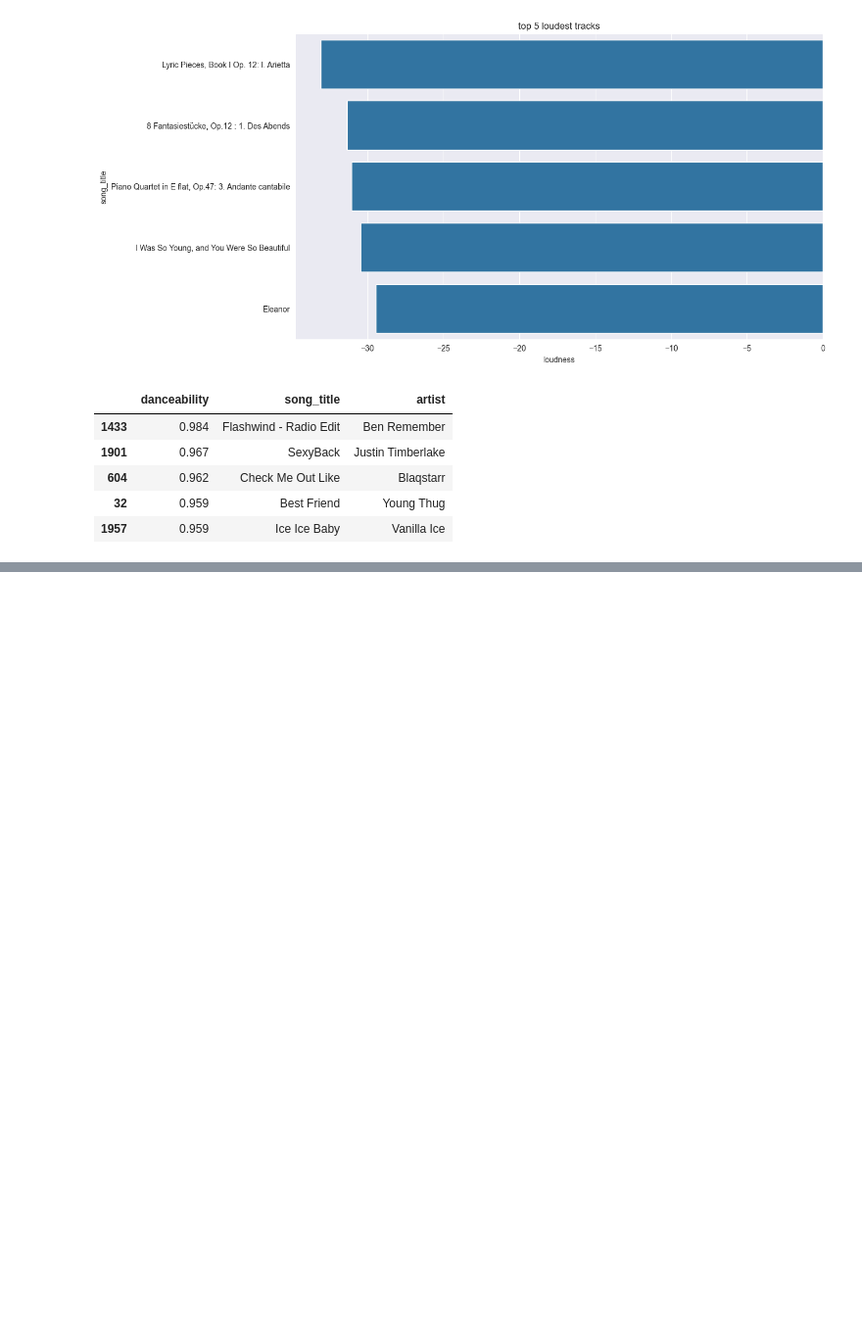
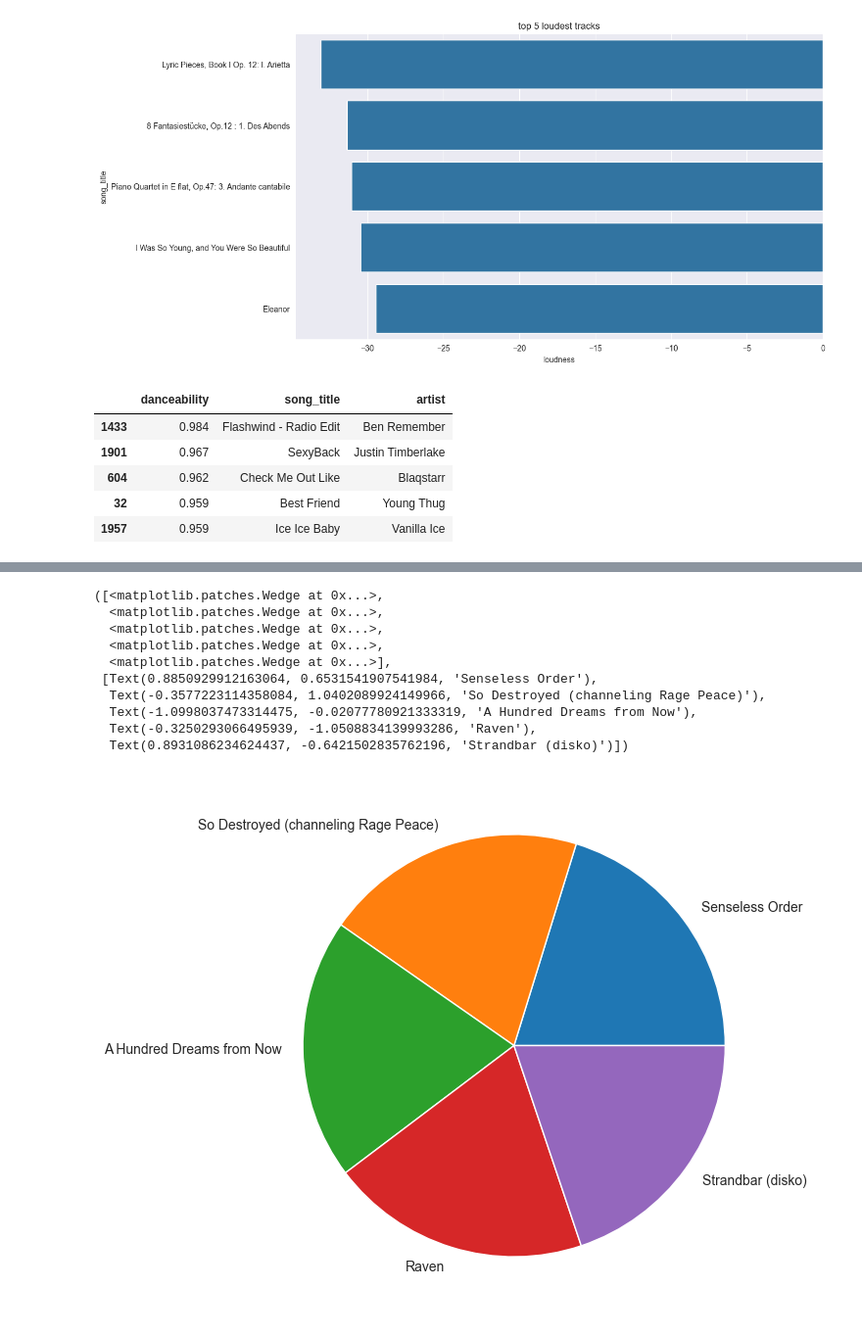
Before and after one commit to Hctor11/spotify-eda, a Jupyter notebook: spotify.ipynb, the cells around one changed output, grey strips where cells are left out. Shown at 98% size. Cells and saved outputs as stored; diff of their text form; code cells hidden in the pictures; blank space fills up the shorter version.

```diff
--- a/spotify.ipynb
+++ b/spotify.ipynb
@@ -145,0 +155,4 @@ top_danceable_songs
+# %%
+# Top 10 instrumental tracks
+top_ten_instrumental = df[["instrumentalness", "song_title", "artist"]].sort_values(by="instrumentalness", ascending=False)[:5]
+top_ten_instrumental
@@ -145,0 +166,15 @@ top_danceable_songs
+# %%
+plt.figure(figsize=(12,7))
+plt.pie(x="instrumentalness", data=top_ten_instrumental, labels=top_ten_instrumental.song_title)
+# %% [output]
+([<matplotlib.patches.Wedge at 0x...>,
+  <matplotlib.patches.Wedge at 0x...>,
+  <matplotlib.patches.Wedge at 0x...>,
+  <matplotlib.patches.Wedge at 0x...>,
+  <matplotlib.patches.Wedge at 0x...>],
+ [Text(0.8850929912163064, 0.6531541907541984, 'Senseless Order'),
+  Text(-0.3577223114358084, 1.0402089924149966, 'So Destroyed (channeling Rage Peace)'),
+  Text(-1.0998037473314475, -0.02077780921333319, 'A Hundred Dreams from Now'),
+  Text(-0.3250293066495939, -1.0508834139993286, 'Raven'),
+  Text(0.8931086234624437, -0.6421502835762196, 'Strandbar (disko)')])
+[figure, added]
```
Also changed, not shown: parts of 2 cells of this notebook.
